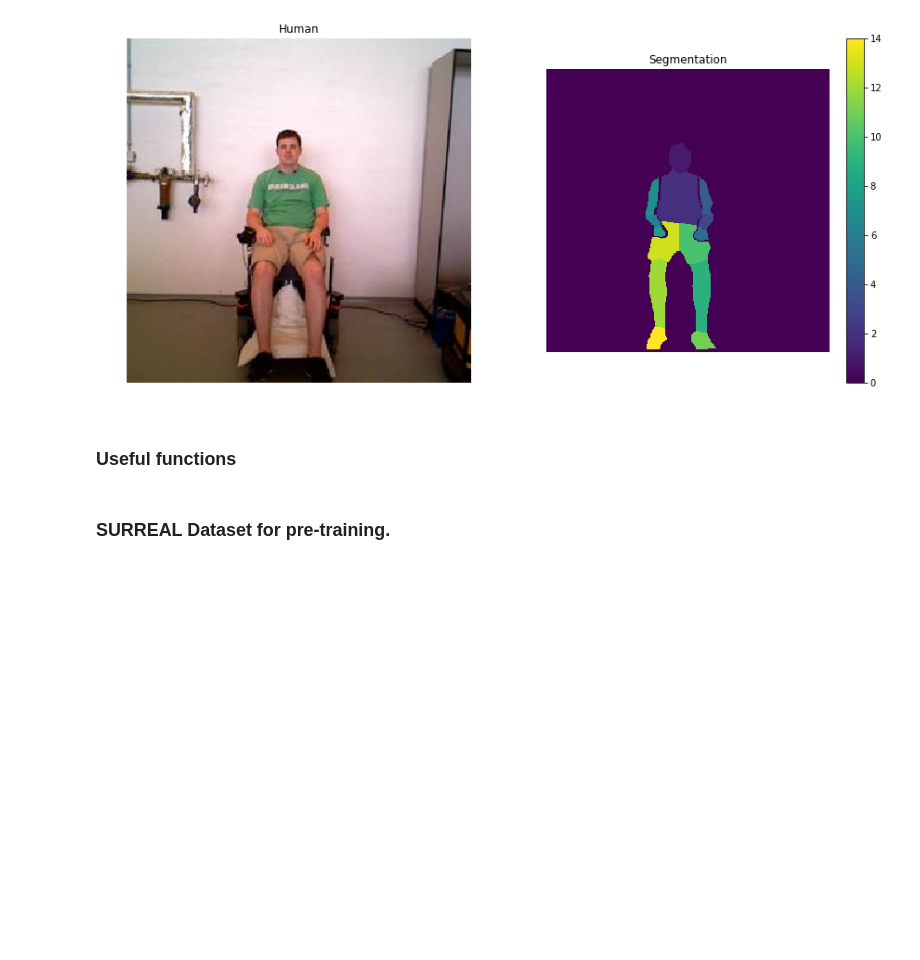
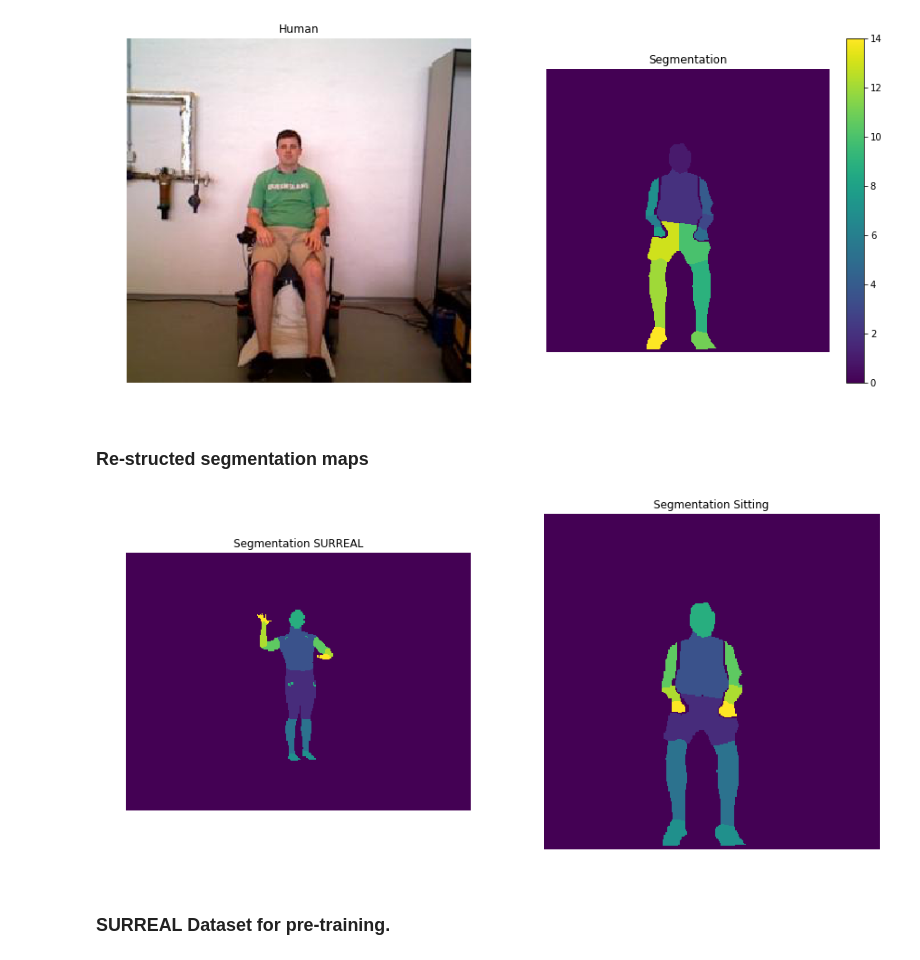
Before and after one commit to BobrG/dl_coursework, a Jupyter notebook: segmentation_pytorch.ipynb, the cells around one changed output. Saved outputs shown, nothing was run; the diff lists cells and outputs as text; code cells hidden in the pictures; blank space fills up the shorter version.

```diff
--- a/segmentation_pytorch.ipynb
+++ b/segmentation_pytorch.ipynb
@@ -92,5 +89,3 @@ plt.colorbar()
 plt.axis("off");
 # %% [output]
 [figure]
-# %% [markdown]
-### Useful functions
@@ -181,2 +92,31 @@ def weighting(image_files, num_classes=25, weight_type='median'):
+# %%
+demonstrate_classes_sit = binarize_classes(demonstrate_map_sit, 15)
+# %% [markdown]
+### Re-structed segmentation maps
+# %%
+fig = plt.figure(figsize=(15,15))
+fig.add_subplot(2, 2, 1)
+plt.imshow((demonstrate_classes[1] + demonstrate_classes[2] + demonstrate_classes[3]) +
+          (demonstrate_classes[5] + demonstrate_classes[6])*3 +
+          (demonstrate_classes[4] + demonstrate_classes[7] + demonstrate_classes[10] + demonstrate_classes[13] +demonstrate_classes[14] + demonstrate_classes[15])*2 +
+          (demonstrate_classes[8] + demonstrate_classes[9] + demonstrate_classes[11] + demonstrate_classes[12])*4 +
+           demonstrate_classes[16]*5 + (demonstrate_classes[17] + demonstrate_classes[18])*6 +
+          (demonstrate_classes[19] + demonstrate_classes[20])*7 +
+          (demonstrate_classes[21] + demonstrate_classes[22] + demonstrate_classes[23] + demonstrate_classes[24])*8)
+
+plt.title('Segmentation SURREAL')
+plt.axis("off")
+fig.add_subplot(2, 2, 2)
+plt.imshow(demonstrate_classes_sit[1]*5 + demonstrate_classes_sit[2]*2 +
+          (demonstrate_classes_sit[3] + demonstrate_classes_sit[6])*7 +
+          (demonstrate_classes_sit[4] + demonstrate_classes_sit[7])*6 +
+          (demonstrate_classes_sit[5] + demonstrate_classes_sit[8])*8 +
+          (demonstrate_classes_sit[9] + demonstrate_classes_sit[12])*3 +
+          (demonstrate_classes_sit[10] + demonstrate_classes_sit[13]) +
+          (demonstrate_classes_sit[11] + demonstrate_classes_sit[14])*4)
+plt.title('Segmentation Sitting')
+plt.axis("off");
+# %% [output]
+[figure, added]
 # %% [markdown]
 ### SURREAL Dataset for pre-training.
```
Also changed, not shown: parts of 53 cells of this notebook.
